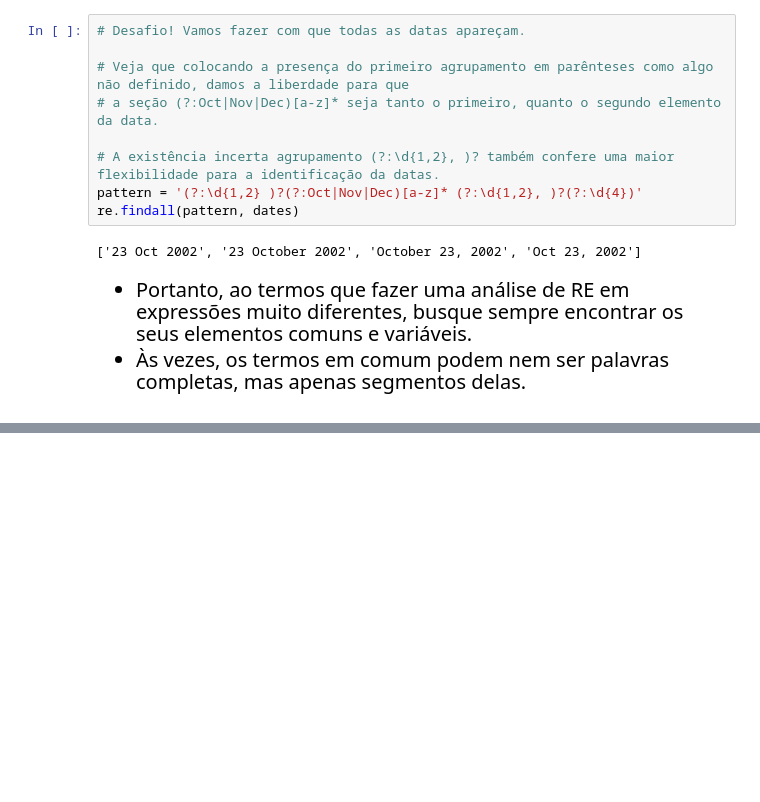
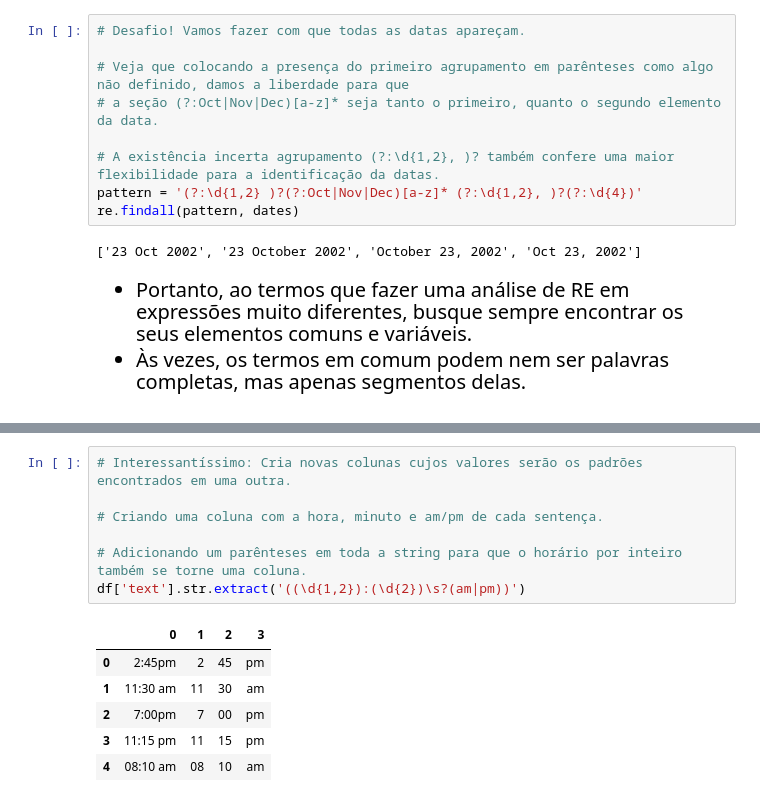
Before and after one commit to felipesveiga/Michigan, a Jupyter notebook: Applied Text Mining in Python/Week 1/introduction_Text_Mining-Copy1.ipynb, the cells around one changed output, grey strips where cells are left out. Drawn from its saved outputs; the diff is of its cells as text; blank space fills up the shorter version.

```diff
--- a/Applied Text Mining in Python/Week 1/introduction_Text_Mining.ipynb
+++ b/Applied Text Mining in Python/Week 1/introduction_Text_Mining-Copy1.ipynb
@@ -279,0 +468,14 @@ re.findall(pattern, dates)
+# %%
+# Interessantíssimo: Cria novas colunas cujos valores serão os padrões encontrados em uma outra.
+
+# Criando uma coluna com a hora, minuto e am/pm de cada sentença.
+
+# Adicionando um parênteses em toda a string para que o horário por inteiro também se torne uma coluna.
+df['text'].str.extract('((\d{1,2}):(\d{2})\s?(am|pm))')
+# %% [output]
+|  | 0 | 1 | 2 | 3 |
+| 0 | 2:45pm | 2 | 45 | pm |
+| 1 | 11:30 am | 11 | 30 | am |
+| 2 | 7:00pm | 7 | 00 | pm |
+| 3 | 11:15 pm | 11 | 15 | pm |
+| 4 | 08:10 am | 08 | 10 | am |
```
Also changed, not shown: parts of 28 cells of this notebook, 6 other files.
